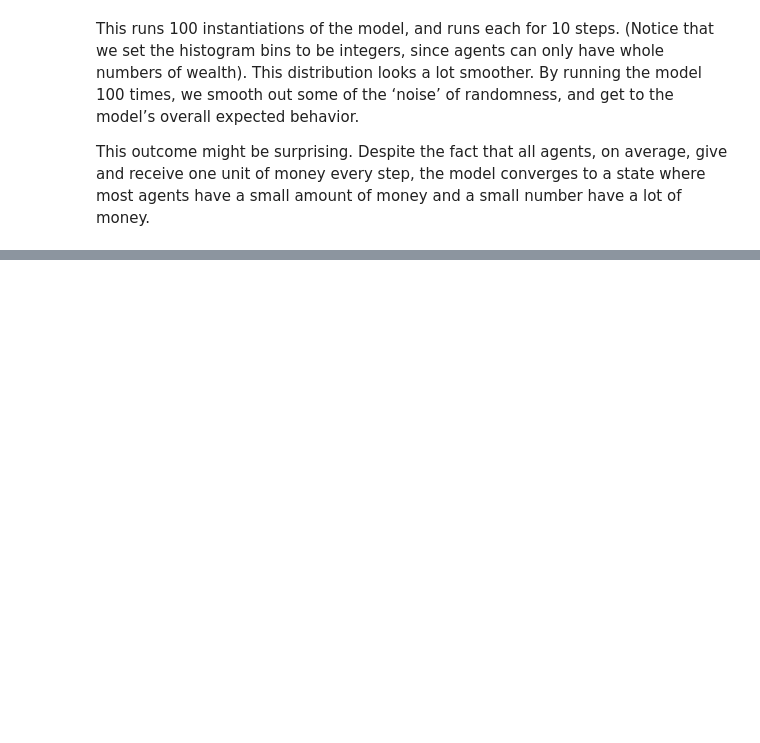
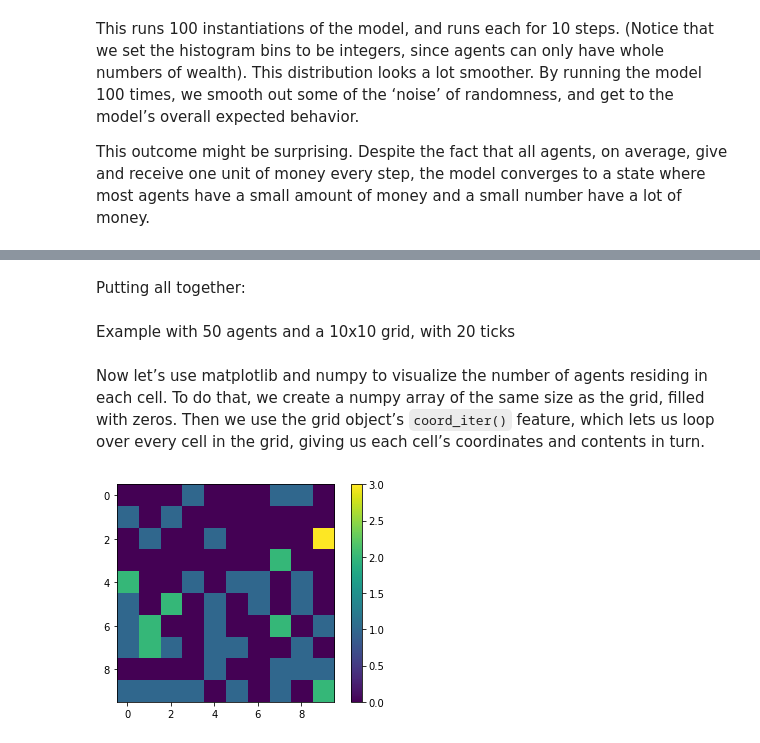
Before and after one commit to Oscarhg42/MBA-Consumidor-Post-Keynesiano, a Jupyter notebook: code/example/Mesa_example(learning).ipynb, the cells around one changed output, grey strips where cells are left out. Saved outputs shown, nothing was run; the diff lists cells and outputs as text; code cells hidden in the pictures; blank space fills up the shorter version.

````diff
--- a/code/example/Mesa_example(learning).ipynb
+++ b/code/example/Mesa_example(learning).ipynb
@@ -185,0 +220,4 @@ This outcome might be surprising. Despite the fact that all agents, on average,
+# %%
+#imprimimos las pocisiones de los agentes
+for a in model.schedule.agents:
+    print(a.pos)
@@ -185,0 +249,14 @@ This outcome might be surprising. Despite the fact that all agents, on average,
+# %%
+
+class MoneyAgent(Agent):
+    #...
+    def move(self):
+    #possible steps nos da la vecindad de moore
+        possible_steps = self.model.grid.get_neighborhood(
+            self.pos,
+            moore=True,
+            include_center=False)
+        new_position = self.random.choice(possible_steps)
+        #el metodo move_agent cambia las pocisiones de los agentes de acuerdo a lo escrito
+        #en new position
+        self.model.grid.move_agent(self, new_position)
@@ -185,0 +275,9 @@ This outcome might be surprising. Despite the fact that all agents, on average,
+# %%
+class MoneyAgent(Agent):
+    # ...
+    def step(self):
+        self.move()
+        if self.wealth > 0:
+            self.give_money()
+# %% [markdown]
+Putting all together:
@@ -185,0 +329,23 @@ This outcome might be surprising. Despite the fact that all agents, on average,
+# %% [markdown]
+Example with 50 agents and a 10x10 grid, with 20 ticks
+# %%
+model=MoneyModel(50,10,10)
+for i in range(1000):
+    model.step()
+# %% [markdown]
+Now let’s use matplotlib and numpy to visualize the number of agents residing in each cell. To do that, we create a numpy array of the same size as the grid, filled with zeros. Then we use the grid object’s ```coord_iter()``` feature, which lets us loop over every cell in the grid, giving us each cell’s coordinates and contents in turn.
+# %%
+import numpy as np
+
+agent_counts = np.zeros((model.grid.width, model.grid.height))
+for cell in model.grid.coord_iter():
+    cell_content, x, y = cell
+    agent_count = len(cell_content)
+    agent_counts[x][y] = agent_count
+plt.imshow(agent_counts, interpolation='nearest')
+plt.colorbar()
+plt.show()
+# If running from a text editor or IDE, remember you'll need the following:
+#plt.show()
+# %% [output]
+[figure, added]
````
Also changed, not shown: parts of 47 cells of this notebook.
